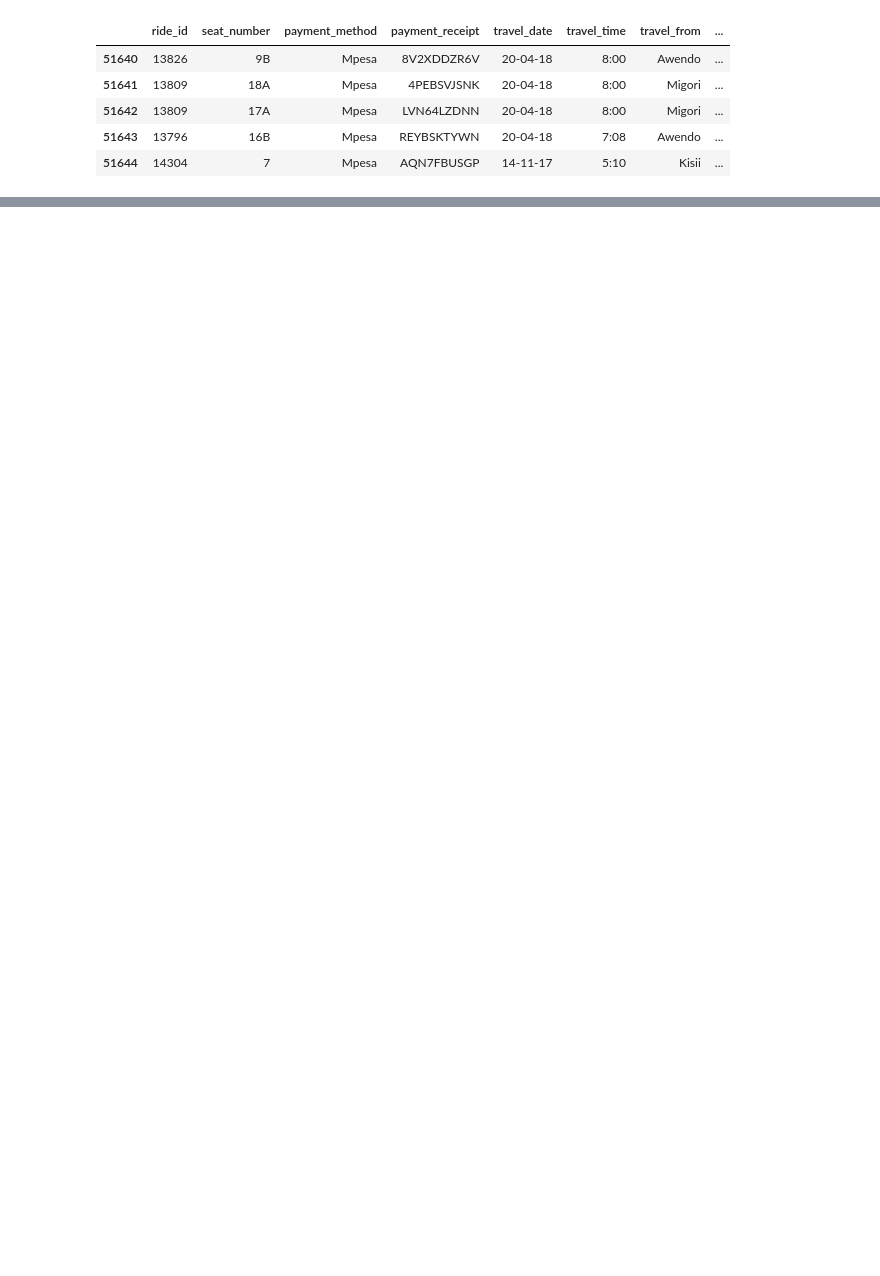
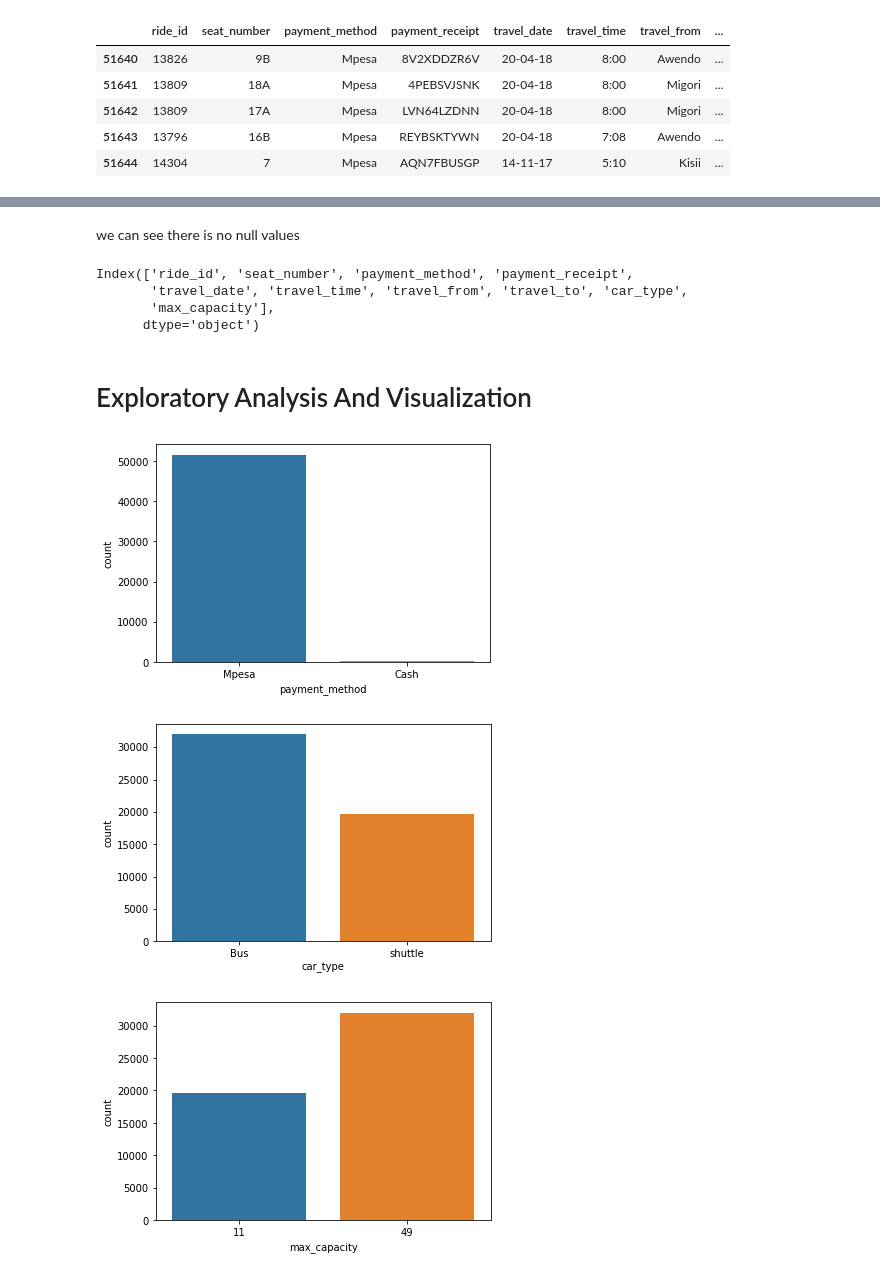
Before and after one commit to Yashwati-patel/Transport_Demand_Prediction, a Jupyter notebook: Final_Notebook_of_Transport_Demand_Prediction.ipynb, the cells around one changed output, grey strips where cells are left out. Saved outputs shown, nothing was run; the diff lists cells and outputs as text; code cells hidden in the pictures; blank space fills up the shorter version.

```diff
--- a/Final_Notebook_of_Transport_Demand_Prediction.ipynb
+++ b/Final_Notebook_of_Transport_Demand_Prediction.ipynb
@@ -91,0 +168,21 @@ dataset.tail()
+# %% [markdown]
+we can see there is no null values
+# %%
+dataset.columns
+# %% [output]
+Index(['ride_id', 'seat_number', 'payment_method', 'payment_receipt',
+       'travel_date', 'travel_time', 'travel_from', 'travel_to', 'car_type',
+       'max_capacity'],
+      dtype='object')
+# %% [markdown]
+# Exploratory Analysis And Visualization
+# %%
+plot_count_cols = ['payment_method','car_type','max_capacity']
+
+for plots in plot_count_cols:
+  sns.countplot(dataset[plots])
+  plt.show()
+# %% [output]
+[figure, added]
+[figure, added]
+[figure, added]
```
Also changed, not shown: parts of 14 cells of this notebook.
